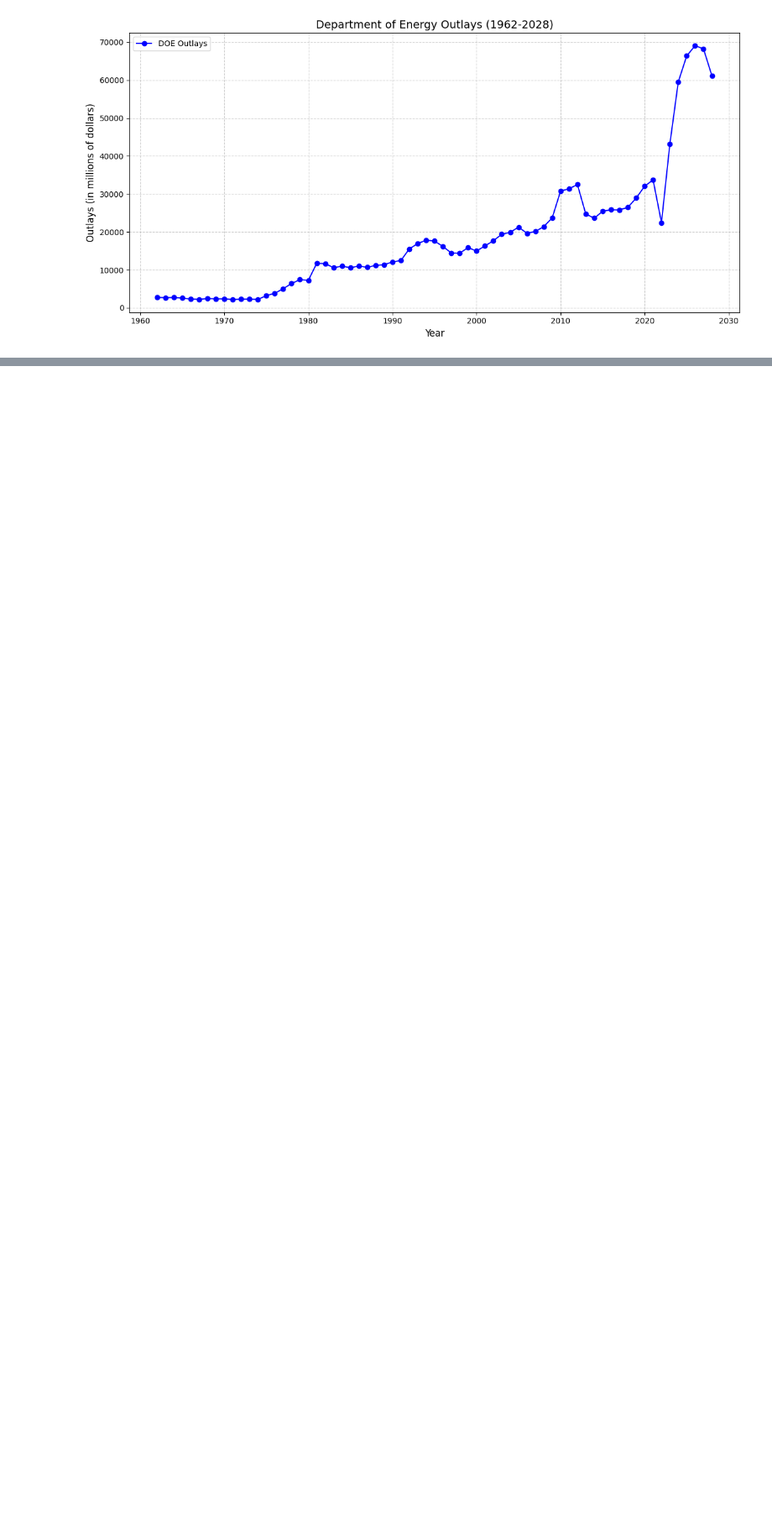
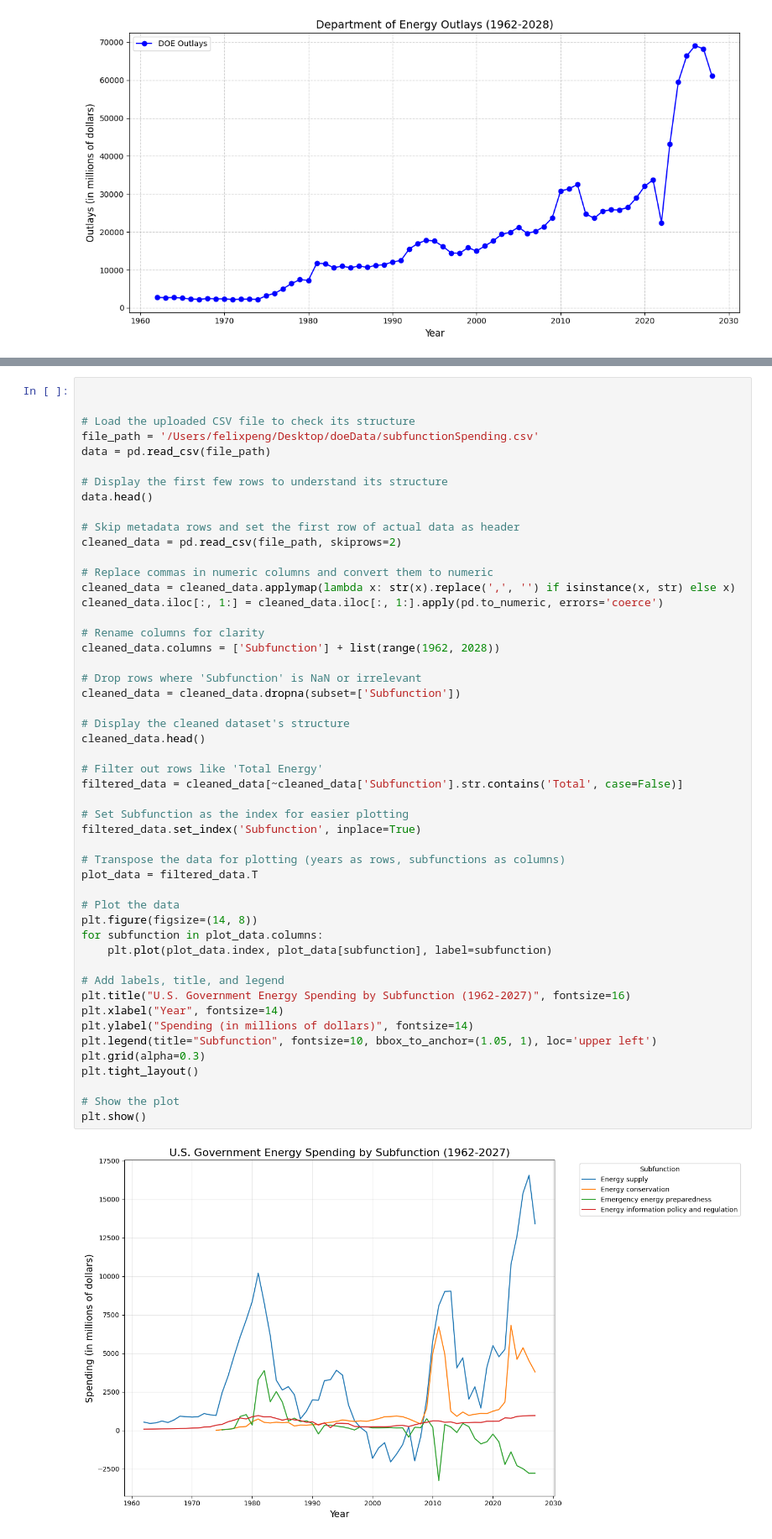
Before and after one commit to felixpeng24/doeTrends, a Jupyter notebook: doeFunding.ipynb, the cells around one changed output, grey strips where cells are left out. Shown at 84% size. Saved outputs shown, nothing was run; the diff lists cells and outputs as text; blank space fills up the shorter version.

```diff
--- a/doeFunding.ipynb
+++ b/doeFunding.ipynb
@@ -265,0 +280,52 @@ plt.show()
+# %%
+
+
+# Load the uploaded CSV file to check its structure
+file_path = '/Users/felixpeng/Desktop/doeData/subfunctionSpending.csv'
+data = pd.read_csv(file_path)
+
+# Display the first few rows to understand its structure
+data.head()
+
+# Skip metadata rows and set the first row of actual data as header
+cleaned_data = pd.read_csv(file_path, skiprows=2)
+
+# Replace commas in numeric columns and convert them to numeric
+cleaned_data = cleaned_data.applymap(lambda x: str(x).replace(',', '') if isinstance(x, str) else x)
+cleaned_data.iloc[:, 1:] = cleaned_data.iloc[:, 1:].apply(pd.to_numeric, errors='coerce')
+
+# Rename columns for clarity
+cleaned_data.columns = ['Subfunction'] + list(range(1962, 2028))
+
+# Drop rows where 'Subfunction' is NaN or irrelevant
+cleaned_data = cleaned_data.dropna(subset=['Subfunction'])
+
+# Display the cleaned dataset's structure
+cleaned_data.head()
+
+# Filter out rows like 'Total Energy'
+filtered_data = cleaned_data[~cleaned_data['Subfunction'].str.contains('Total', case=False)]
+
+# Set Subfunction as the index for easier plotting
+filtered_data.set_index('Subfunction', inplace=True)
+
+# Transpose the data for plotting (years as rows, subfunctions as columns)
+plot_data = filtered_data.T
+
+# Plot the data
+plt.figure(figsize=(14, 8))
+for subfunction in plot_data.columns:
+    plt.plot(plot_data.index, plot_data[subfunction], label=subfunction)
+
+# Add labels, title, and legend
+plt.title("U.S. Government Energy Spending by Subfunction (1962-2027)", fontsize=16)
+plt.xlabel("Year", fontsize=14)
+plt.ylabel("Spending (in millions of dollars)", fontsize=14)
+plt.legend(title="Subfunction", fontsize=10, bbox_to_anchor=(1.05, 1), loc='upper left')
+plt.grid(alpha=0.3)
+plt.tight_layout()
+
+# Show the plot
+plt.show()
+# %% [output]
+[figure, added]
```
Also changed, not shown: parts of 7 cells of this notebook, 1 other file.
